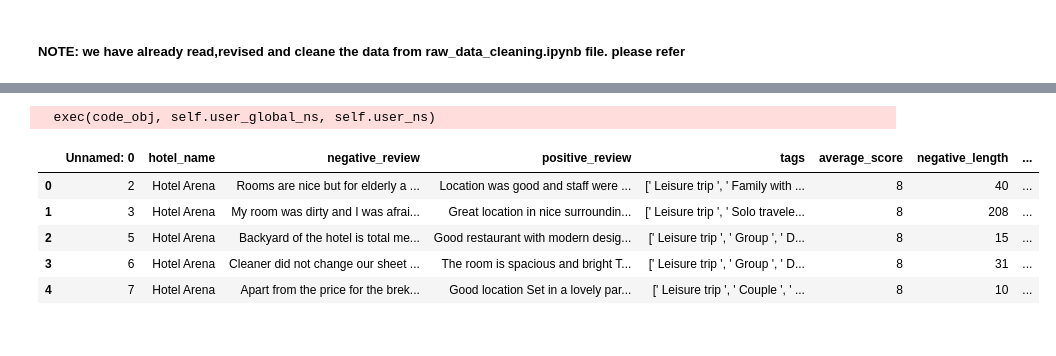
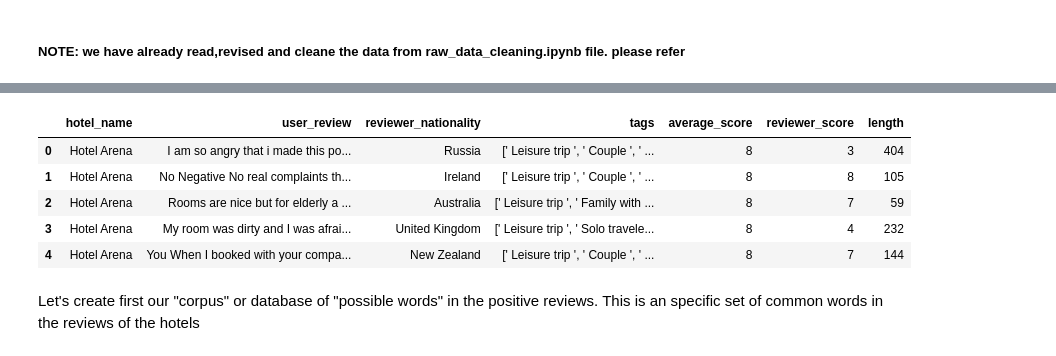
Before and after one commit to vipulswamy/Luxury-Hotel-Reviews, a Jupyter notebook: notebooks/word_cleaning_nlp.ipynb, the cells around one changed output, grey strips where cells are left out. Cells and saved outputs as stored; diff of their text form; code cells hidden in the pictures.

```diff
--- a/notebooks/word_cleaning_nlp.ipynb
+++ b/notebooks/word_cleaning_nlp.ipynb
@@ -41,13 +42,14 @@ True
 # %%
 from sklearn.model_selection import train_test_split
 # %%
-data = pd.read_csv("/content/drive/MyDrive/iron_hack/week_9/clean/cleaned_hotel_reviews.csv", error_bad_lines = False, sep = "\t")
+data = pd.read_csv("/content/drive/MyDrive/iron_hack/week_9/clean/cleaned_hotel_reviews.csv")
 data.head()
 # %% [output]
-  exec(code_obj, self.user_global_ns, self.user_ns)
-|  | Unnamed: 0 | hotel_name | negative_review | positive_review | tags | average_score | negative_length | ... |
-| 0 | 2 | Hotel Arena | Rooms are nice but for elderly a ... | Location was good and staff were ... | [' Leisure trip ', ' Family with ... | 8 | 40 | ... |
-| 1 | 3 | Hotel Arena | My room was dirty and I was afrai... | Great location in nice surroundin... | [' Leisure trip ', ' Solo travele... | 8 | 208 | ... |
-| 2 | 5 | Hotel Arena | Backyard of the hotel is total me... | Good restaurant with modern desig... | [' Leisure trip ', ' Group ', ' D... | 8 | 15 | ... |
-| 3 | 6 | Hotel Arena | Cleaner did not change our sheet ... | The room is spacious and bright T... | [' Leisure trip ', ' Group ', ' D... | 8 | 31 | ... |
-| 4 | 7 | Hotel Arena | Apart from the price for the brek... | Good location Set in a lovely par... | [' Leisure trip ', ' Couple ', ' ... | 8 | 10 | ... |
+|  | hotel_name | user_review | reviewer_nationality | tags | average_score | reviewer_score | length |
+| 0 | Hotel Arena | I am so angry that i made this po... | Russia | [' Leisure trip ', ' Couple ', ' ... | 8 | 3 | 404 |
+| 1 | Hotel Arena | No Negative No real complaints th... | Ireland | [' Leisure trip ', ' Couple ', ' ... | 8 | 8 | 105 |
+| 2 | Hotel Arena | Rooms are nice but for elderly a ... | Australia | [' Leisure trip ', ' Family with ... | 8 | 7 | 59 |
+| 3 | Hotel Arena | My room was dirty and I was afrai... | United Kingdom | [' Leisure trip ', ' Solo travele... | 8 | 4 | 232 |
+| 4 | Hotel Arena | You When I booked with your compa... | New Zealand | [' Leisure trip ', ' Couple ', ' ... | 8 | 7 | 144 |
+# %% [markdown]
+Let's create first our "corpus" or database of "possible words" in the positive reviews. This is an specific set of common words in the reviews of the hotels
```
Also changed, not shown: parts of 54 cells of this notebook.
